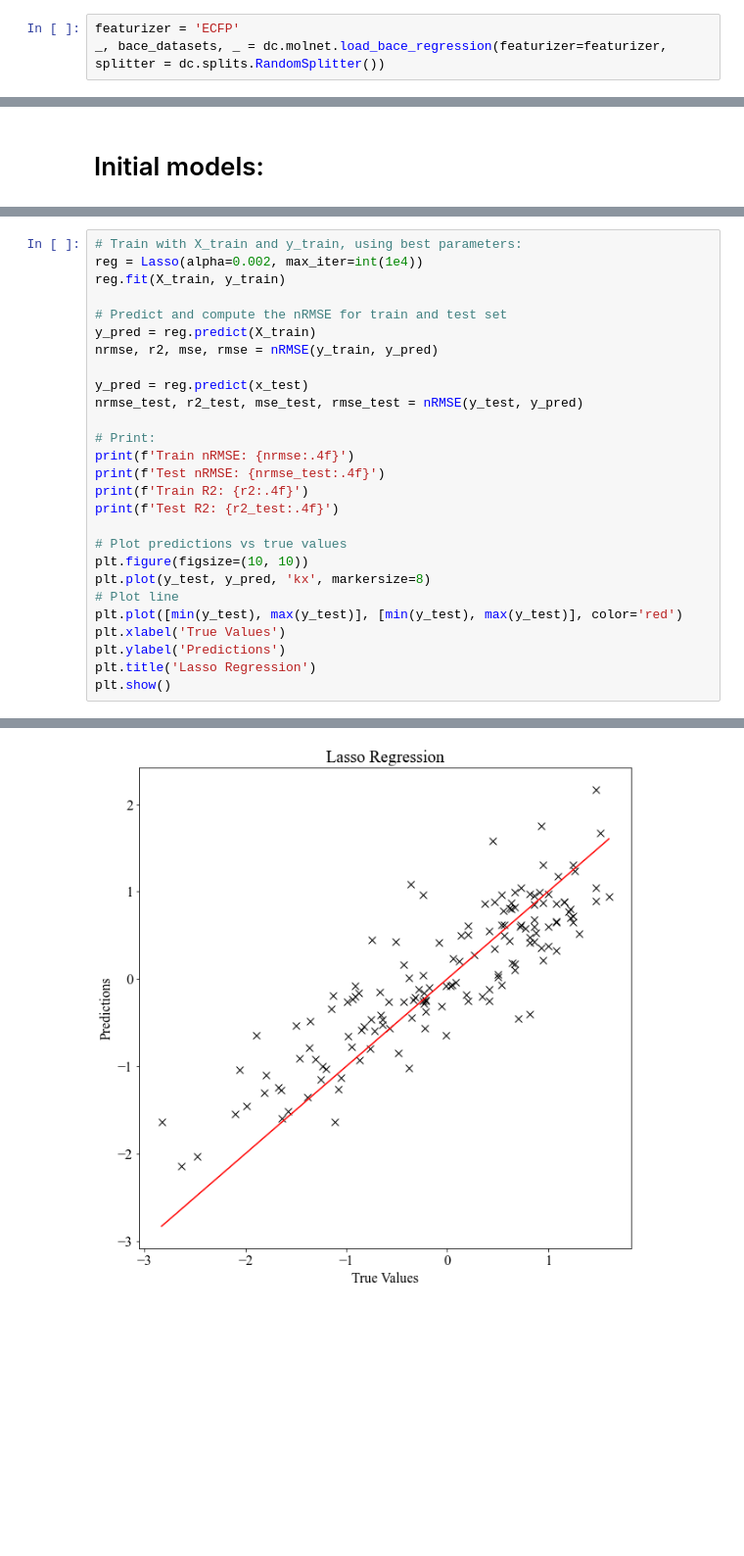
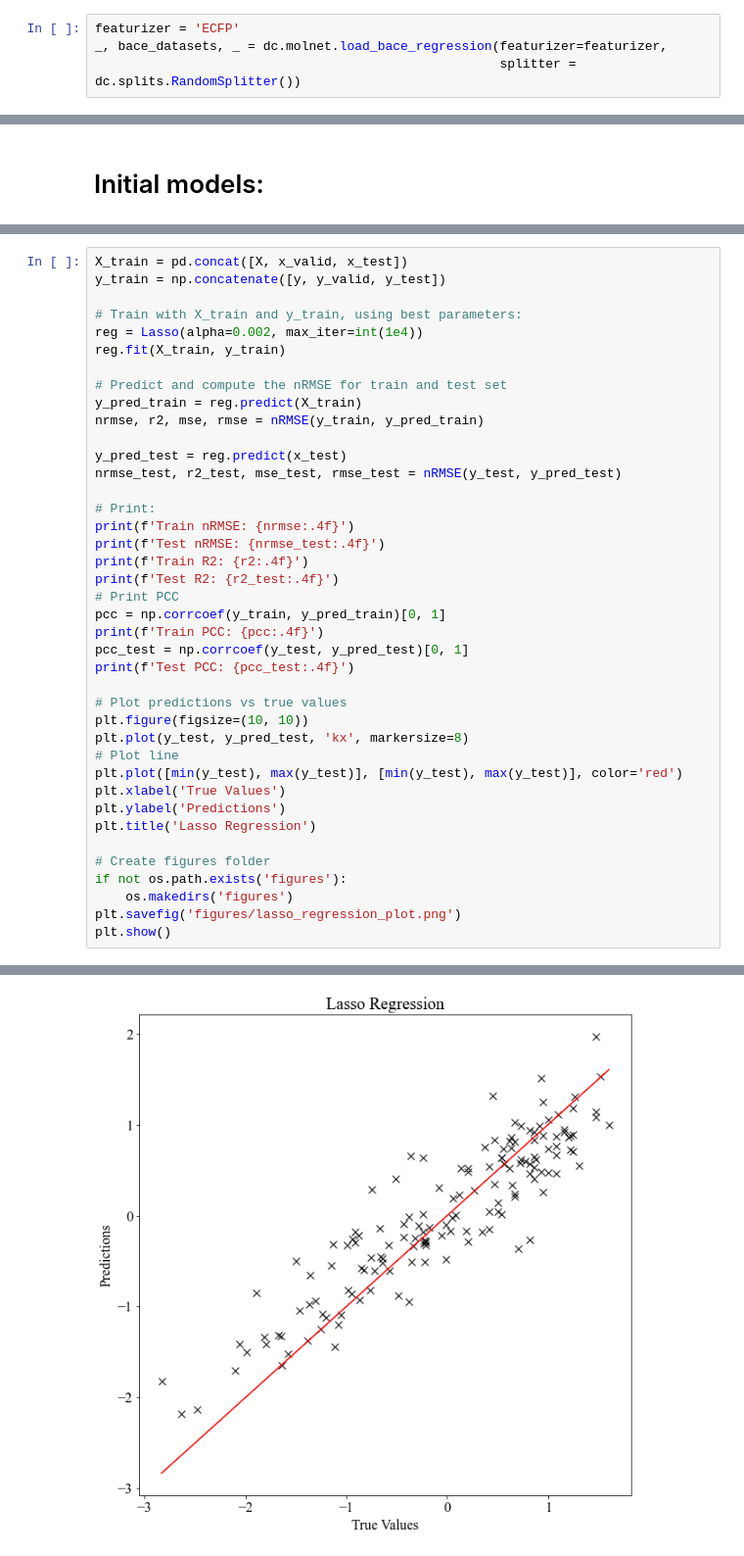
Before and after one commit to CesarAugusto14/QSAR_practice, a Jupyter notebook: initial_practicum.ipynb, the cells around one changed output, grey strips where cells are left out. Shown at 98% size. Saved outputs shown, nothing was run; the diff lists cells and outputs as text; blank space fills up the shorter version.

```diff
--- a/initial_practicum.ipynb
+++ b/initial_practicum.ipynb
@@ -25,7 +25,8 @@ plt.rcParams["font.size"] = 16
 # Studying Ways of visualization and featurization of SMILES strings
 # %%
 featurizer = 'ECFP'
-_, bace_datasets, _ = dc.molnet.load_bace_regression(featurizer=featurizer, splitter = dc.splits.RandomSplitter())
+_, bace_datasets, _ = dc.molnet.load_bace_regression(featurizer=featurizer,
+                                                     splitter = dc.splits.RandomSplitter())
 # %%
 # Load BACE regression dataset
 df_train, df_valid, df_test = load_bace(splitter = dc.splits.RandomSplitter())
@@ -108,30 +109,43 @@ print(study.best_trial)
 0.6815455513252523
 FrozenTrial(number=94, values=[0.6815455513252523], datetime_start=datetime.datetime(2024, 9, 7, 17, 38, 26, 421610), datetime_complete=datetime.datetime(2024, 9, 7, 17, 38, 38, 16204), params={'alpha ...
 # %%
+X_train = pd.concat([X, x_valid, x_test])
+y_train = np.concatenate([y, y_valid, y_test])
+
 # Train with X_train and y_train, using best parameters:
 reg = Lasso(alpha=0.002, max_iter=int(1e4))
 reg.fit(X_train, y_train)
 
 # Predict and compute the nRMSE for train and test set
-y_pred = reg.predict(X_train)
-nrmse, r2, mse, rmse = nRMSE(y_train, y_pred)
+y_pred_train = reg.predict(X_train)
+nrmse, r2, mse, rmse = nRMSE(y_train, y_pred_train)
 
-y_pred = reg.predict(x_test)
-nrmse_test, r2_test, mse_test, rmse_test = nRMSE(y_test, y_pred)
+y_pred_test = reg.predict(x_test)
+nrmse_test, r2_test, mse_test, rmse_test = nRMSE(y_test, y_pred_test)
 
 # Print:
 print(f'Train nRMSE: {nrmse:.4f}')
 print(f'Test nRMSE: {nrmse_test:.4f}')
 print(f'Train R2: {r2:.4f}')
 print(f'Test R2: {r2_test:.4f}')
+# Print PCC
+pcc = np.corrcoef(y_train, y_pred_train)[0, 1]
+print(f'Train PCC: {pcc:.4f}')
+pcc_test = np.corrcoef(y_test, y_pred_test)[0, 1]
+print(f'Test PCC: {pcc_test:.4f}')
 
 # Plot predictions vs true values
 plt.figure(figsize=(10, 10))
-plt.plot(y_test, y_pred, 'kx', markersize=8)
+plt.plot(y_test, y_pred_test, 'kx', markersize=8)
 # Plot line
 plt.plot([min(y_test), max(y_test)], [min(y_test), max(y_test)], color='red')
 plt.xlabel('True Values')
 plt.ylabel('Predictions')
 plt.title('Lasso Regression')
+
+# Create figures folder
+if not os.path.exists('figures'):
+    os.makedirs('figures')
+plt.savefig('figures/lasso_regression_plot.png')
 plt.show()
 # %% [output]
@@ -142 +158 @@ Test R2: 0.7450
-[figure, old version]
+[figure, new version]
```
Also changed, not shown: parts of 9 cells of this notebook, 6 other files.
